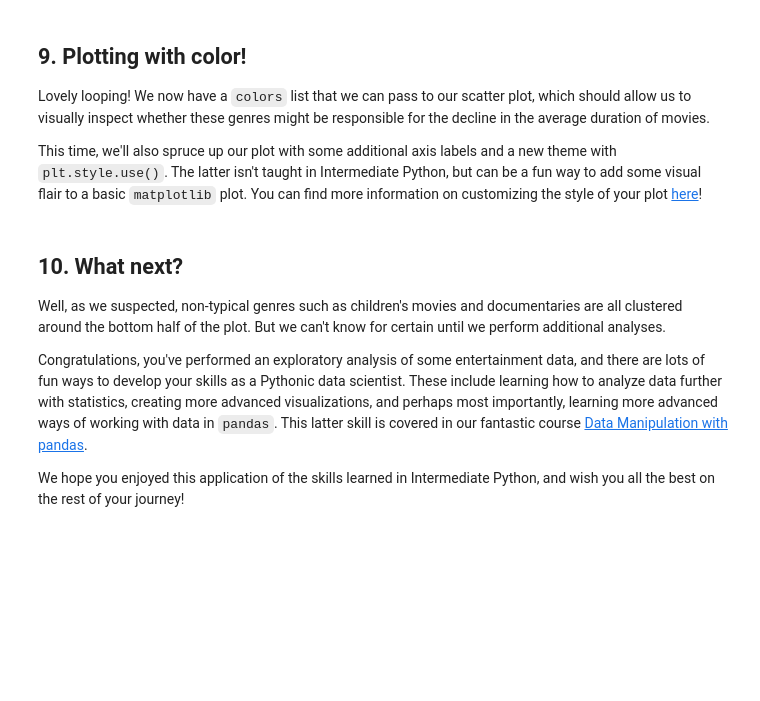
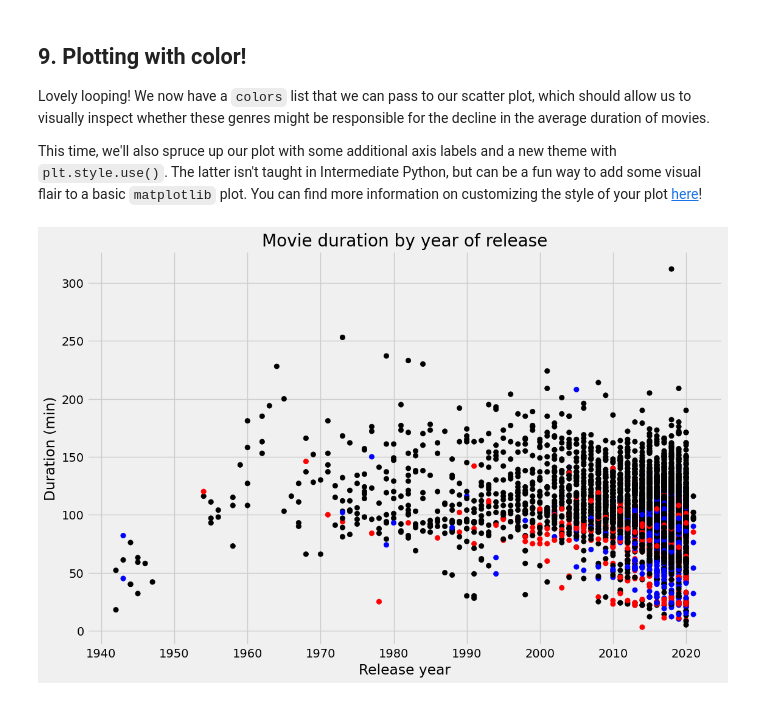
Before and after one commit to mr2chowd/data_projects, a Jupyter notebook: Investigating Amazon prime Movies and Guest Stars in The Office/notebook.ipynb, the cells around one changed output. Saved outputs shown, nothing was run; the diff lists cells and outputs as text; code cells hidden in the pictures; blank space fills up the shorter version.

```diff
--- a/Investigating Amazon prime Movies and Guest Stars in The Office/notebook.ipynb
+++ b/Investigating Amazon prime Movies and Guest Stars in The Office/notebook.ipynb
@@ -120,18 +175,18 @@ short_movies = ...
 <p><em>Note: Although we are using the basic colors of red, blue, green, and black, <code>matplotlib</code> has many named colors you can use when creating plots. For more information, you can refer to the documentation <a href="https://matplotlib.org/stable/gallery/color/named_colors.html">here</a>!</em></p>
 # %%
 # Define an empty list
-colors = ...
+colors = []
 
 # Iterate over rows of prime_movies_col_subset
-for ..., ... in ... :
-    if ... :
-        ...
-    elif ... :
-        ...
-    elif ... :
-        ...
+for index,row in prime_movies_col_subset.iterrows()  :
+    if row["genre"] == "Children" :
+        colors.append("red")
+    elif row["genre"] == "Documentaries" :
+        colors.append("blue")
+    elif row["genre"] == "Stand-up" :
+        colors.append("green")
     else:
-        ...
+        colors.append("black")
 
 # Inspect the first 10 values in your list
-...
+print(colors[:10])
@@ -142,20 +199,17 @@ for ..., ... in ... :
 # %%
 # Set the figure style and initalize a new figure
 plt.style.use('fivethirtyeight')
 fig = plt.figure(figsize=(12,8))
 
 # Create a scatter plot of duration versus release_year
-...
+plt.scatter(prime_movies_col_subset.release_year,prime_movies_col_subset.duration, c = colors)
 
 # Create a title and axis labels
-...
-...
-...
+plt.title("Movie duration by year of release")
+plt.xlabel("Release year")
+plt.ylabel("Duration (min)")
 
 # Show the plot
-...
+plt.show()
+# %% [output]
+[figure, added]
-# %% [markdown]
-## 10. What next?
-<p>Well, as we suspected, non-typical genres such as children's movies and documentaries are all clustered around the bottom half of the plot. But we can't know for certain until we perform additional analyses. </p>
-<p>Congratulations, you've performed an exploratory analysis of some entertainment data, and there are lots of fun ways to develop your skills as a Pythonic data scientist. These include learning how to analyze data further with statistics, creating more advanced visualizations, and perhaps most importantly, learning more advanced ways of working with data in <code>pandas</code>. This latter skill is covered in our fantastic course <a href="www.datacamp.com/courses/data-manipulation-with-pandas">Data Manipulation with pandas</a>.</p>
-<p>We hope you enjoyed this application of the skills learned in Intermediate Python, and wish you all the best on the rest of your journey!</p>
```
Also changed, not shown: parts of 6 cells of this notebook.
